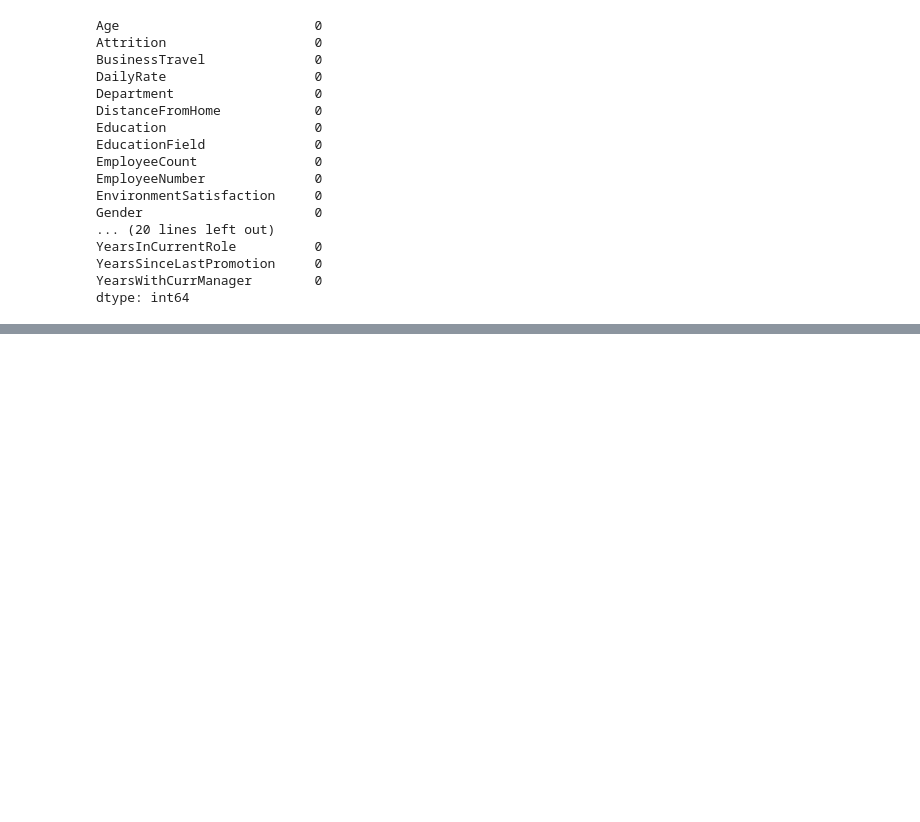
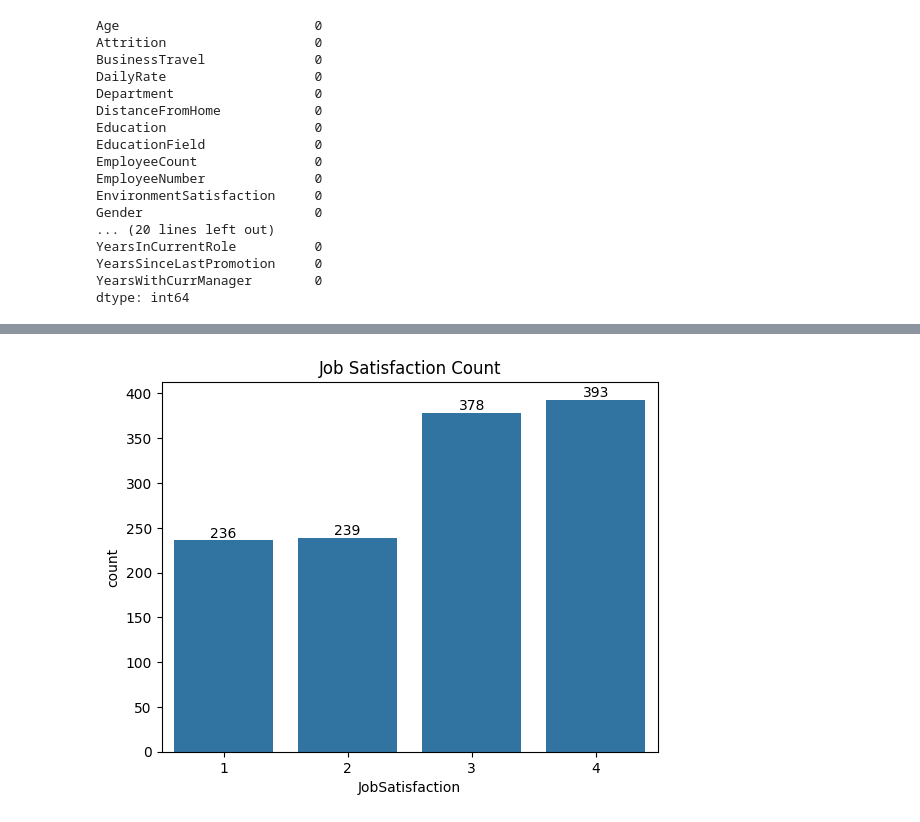
Before and after one commit to RDC28/ds-notes, a Jupyter notebook: Visualisation/hr_emp_attrition.ipynb, the cells around one changed output, grey strips where cells are left out. Cells and saved outputs as stored; diff of their text form; code cells hidden in the pictures; blank space fills up the shorter version.

Commit message:
21-10-25 updated Visualisation notes'

```diff
--- a/Visualisation/hr_emp_attrition.ipynb
+++ b/Visualisation/hr_emp_attrition.ipynb
@@ -84,3 +92,19 @@ import pandas as pd
 
 plot_data = df.select_dtypes('int64')
 # sns.pairplot(data =  plot_data)
+# %%
+# countplot
+
+import seaborn as sns
+import matplotlib.pyplot as plt
+import pandas as pd
+
+plot_data = df.select_dtypes('int64')
+
+ax = sns.countplot(plot_data, x = 'JobSatisfaction')
+plt.title('Job Satisfaction Count')
+for container in ax.containers:
+    ax.bar_label(container)
+plt.show()
+# %% [output]
+[figure, added]
```
Also changed, not shown: parts of 10 cells of this notebook, 2 other files.
